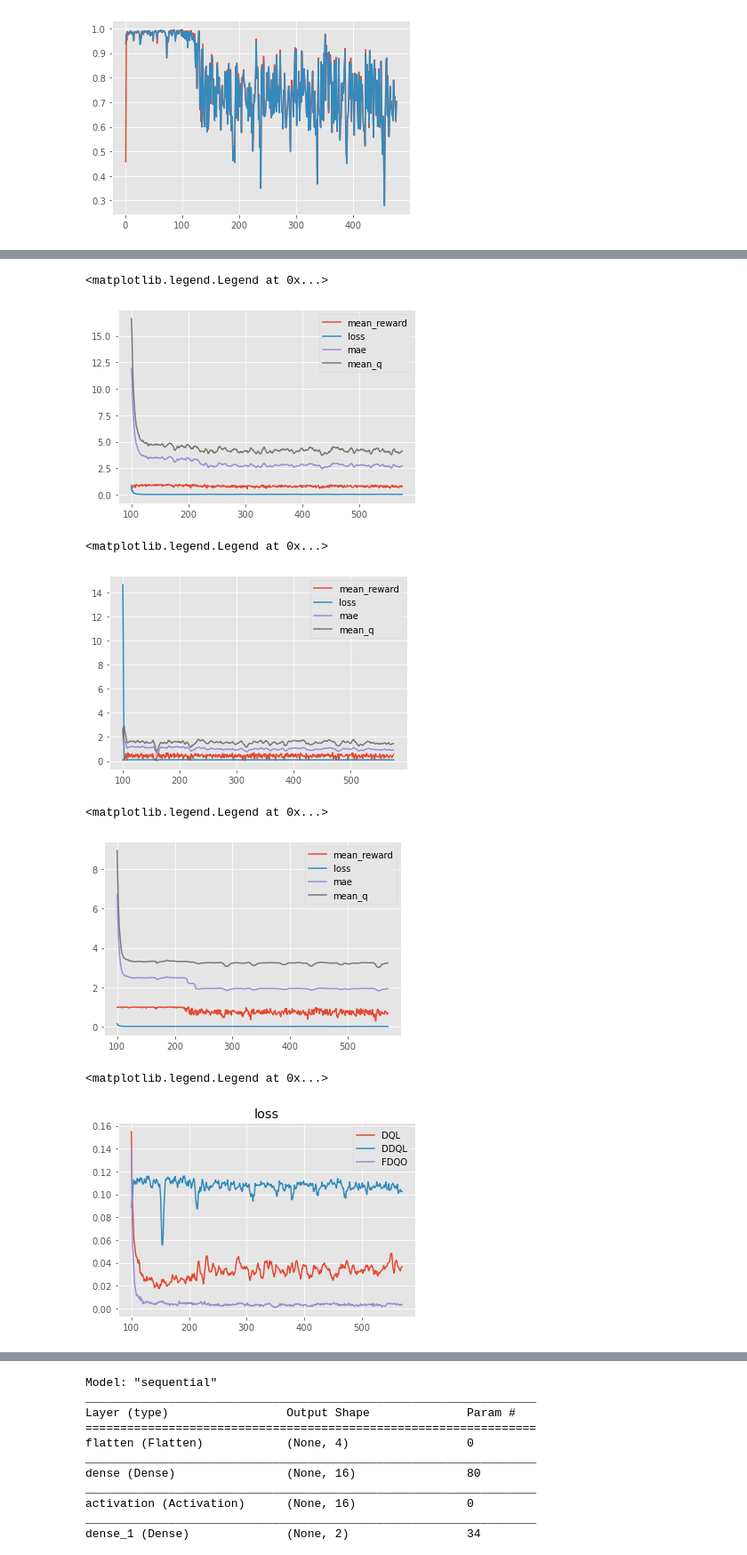
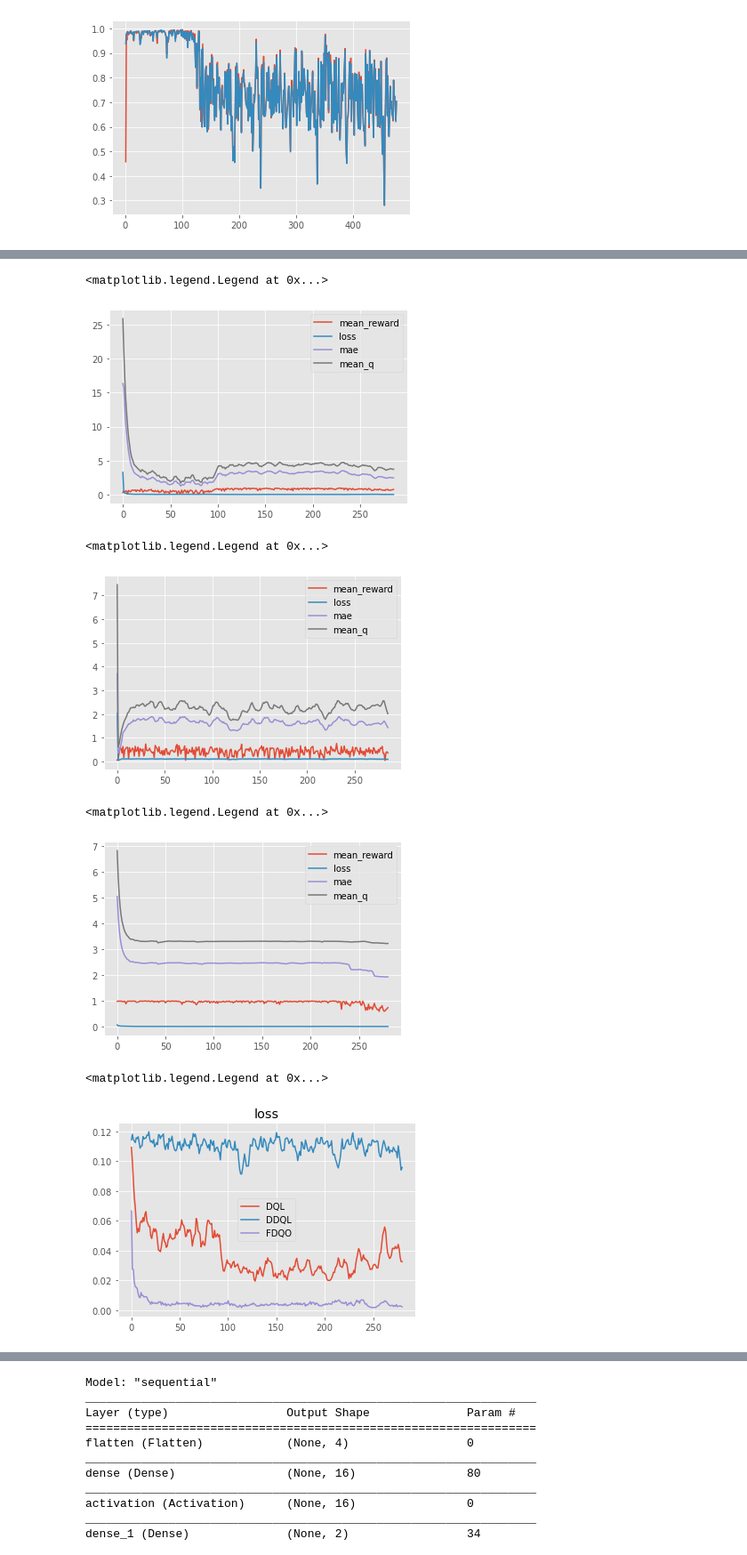
Before and after one commit to Tahuubinh/Offloading_to_Vehicles, a Jupyter notebook: Mec_ver4-main/code/Plot_test.ipynb, the cells around one changed output, grey strips where cells are left out. Shown at 89% size. Cells and saved outputs as stored; diff of their text form; code cells hidden in the pictures.

```diff
--- a/Mec_ver4-main/code/Plot_test.ipynb
+++ b/Mec_ver4-main/code/Plot_test.ipynb
@@ -217,0 +238,13 @@ plt.plot(number, data2)
+# %%
+import numpy as np
+import matplotlib.pyplot as plt
+plt.style.use('ggplot')
+import pandas as pd
+
+data1 = pd.read_csv("DDQL_5phut_15.csv").values[:-40, 1]
+#data2 = pd.read_csv("FDQO_5phut_11.csv").values[:, 1]
+
+number = [i + 1 for i in range(data1.shape[0])]
+plt.tight_layout()
+plt.plot(number, data1)
+#plt.plot(number, data2)
@@ -217,0 +254,13 @@ plt.plot(number, data2)
+# %%
+import numpy as np
+import matplotlib.pyplot as plt
+plt.style.use('ggplot')
+import pandas as pd
+
+data1 = pd.read_csv("FDQO_5phut_15.csv").values[:-40, 1]
+#data2 = pd.read_csv("FDQO_5phut_11.csv").values[:, 1]
+
+number = [i + 1 for i in range(data1.shape[0])]
+plt.tight_layout()
+plt.plot(number, data1)
+#plt.plot(number, data2)
@@ -223,11 +275,11 @@ import pandas as pd
 
 begin = 0
 
-data1 = pd.read_csv("DQL_5phut_10.csv").values[begin:, 1]
-data2 = pd.read_csv("DQL_5phut_10.csv").values[begin:, 2]
-data3 = pd.read_csv("DQL_5phut_10.csv").values[begin:, 3]
-data4 = pd.read_csv("DQL_5phut_10.csv").values[begin:, 4]
-number = [i + 100 for i in range(data1.shape[0])]
+data1 = pd.read_csv("DQL_5phut_15.csv").values[begin:, 1]
+data2 = pd.read_csv("DQL_5phut_15.csv").values[begin:, 2]
+data3 = pd.read_csv("DQL_5phut_15.csv").values[begin:, 3]
+data4 = pd.read_csv("DQL_5phut_15.csv").values[begin:, 4]
+number = [i for i in range(data1.shape[0])]
 plt.tight_layout()
 plt.plot(number, data1, label = 'mean_reward')
 plt.plot(number, data2, label = 'loss')
@@ -237,7 +289,7 @@ plt.plot(number, data4, label = 'mean_q')
 plt.legend()
 # %% [output]
 <matplotlib.legend.Legend at 0x...>
-[figure, old version]
+[figure, new version]
 # %%
 import numpy as np
 import matplotlib.pyplot as plt
@@ -246,11 +298,11 @@ import pandas as pd
 
 begin = 0
 
-data1 = pd.read_csv("DDQL_5phut_10.csv").values[begin:, 1]
-data2 = pd.read_csv("DDQL_5phut_10.csv").values[begin:, 2]
-data3 = pd.read_csv("DDQL_5phut_10.csv").values[begin:, 3]
-data4 = pd.read_csv("DDQL_5phut_10.csv").values[begin:, 4]
-number = [i + 100 for i in range(data1.shape[0])]
+data1 = pd.read_csv("DDQL_5phut_15.csv").values[begin:, 1]
+data2 = pd.read_csv("DDQL_5phut_15.csv").values[begin:, 2]
+data3 = pd.read_csv("DDQL_5phut_15.csv").values[begin:, 3]
+data4 = pd.read_csv("DDQL_5phut_15.csv").values[begin:, 4]
+number = [i for i in range(data1.shape[0])]
 plt.tight_layout()
 plt.plot(number, data1, label = 'mean_reward')
 plt.plot(number, data2, label = 'loss')
@@ -260,7 +312,7 @@ plt.plot(number, data4, label = 'mean_q')
 plt.legend()
 # %% [output]
 <matplotlib.legend.Legend at 0x...>
-[figure, old version]
+[figure, new version]
 # %%
 import numpy as np
 import matplotlib.pyplot as plt
@@ -269,11 +321,11 @@ import pandas as pd
 
 begin = 5
 
-data1 = pd.read_csv("FDQO_5phut_10.csv").values[begin:, 1]
-data2 = pd.read_csv("FDQO_5phut_10.csv").values[begin:, 2]
-data3 = pd.read_csv("FDQO_5phut_10.csv").values[begin:, 3]
-data4 = pd.read_csv("FDQO_5phut_10.csv").values[begin:, 4]
-number = [i + 100 for i in range(data1.shape[0])]
+data1 = pd.read_csv("FDQO_5phut_15.csv").values[begin:, 1]
+data2 = pd.read_csv("FDQO_5phut_15.csv").values[begin:, 2]
+data3 = pd.read_csv("FDQO_5phut_15.csv").values[begin:, 3]
+data4 = pd.read_csv("FDQO_5phut_15.csv").values[begin:, 4]
+number = [i for i in range(data1.shape[0])]
 plt.tight_layout()
 plt.plot(number, data1, label = 'mean_reward')
 plt.plot(number, data2, label = 'loss')
@@ -283,29 +335,29 @@ plt.plot(number, data4, label = 'mean_q')
 plt.legend()
 # %% [output]
 <matplotlib.legend.Legend at 0x...>
-[figure, old version]
+[figure, new version]
 # %%
 import numpy as np
 import matplotlib.pyplot as plt
 plt.style.use('ggplot')
 import pandas as pd
 
 begin = 5
 
-data1 = pd.read_csv("DQL_5phut_10.csv").values[begin:, 2]
-data2 = pd.read_csv("DDQL_5phut_10.csv").values[begin:, 2]
-data3 = pd.read_csv("FDQO_5phut_10.csv").values[begin:, 2]
-number = [i + 100 for i in range(data1.shape[0])]
+data1 = pd.read_csv("DQL_5phut_15.csv").values[begin:, 2]
+data2 = pd.read_csv("DDQL_5phut_15.csv").values[begin:, 2]
+data3 = pd.read_csv("FDQO_5phut_15.csv").values[begin:, 2]
+number = [i for i in range(data1.shape[0])]
 plt.tight_layout()
 plt.plot(number, data1, label = 'DQL')
 plt.plot(number, data2, label = 'DDQL')
 plt.plot(number, data3, label = 'FDQO')
 #plt.plot(number, data2)
 plt.title("loss")
 plt.legend()
 # %% [output]
 <matplotlib.legend.Legend at 0x...>
-[figure, old version]
+[figure, new version]
 # %%
 import numpy as np
 import matplotlib.pyplot as plt
```
Also changed, not shown: parts of 6 cells of this notebook, 58 other files.
